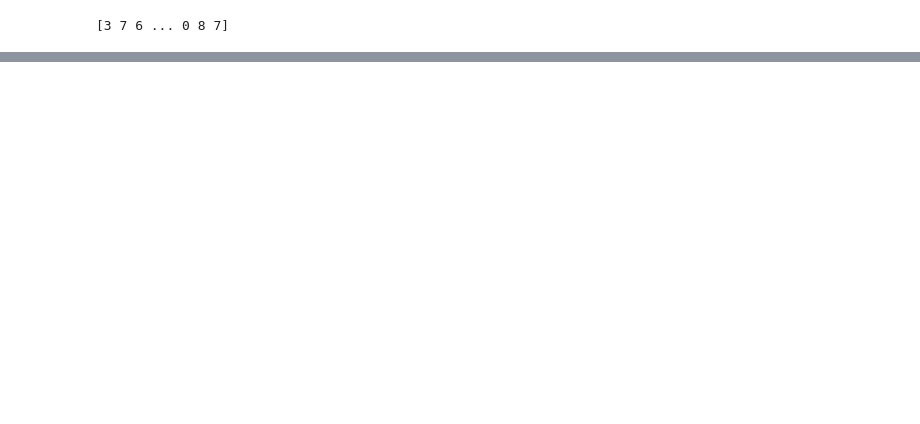
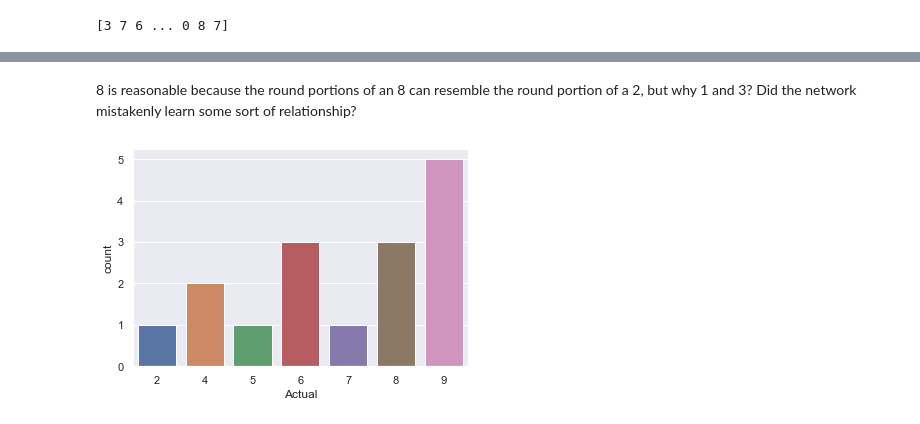
Before and after one commit to malikendsley/MOSTECMLProject-, a Jupyter notebook: MNIST Digit Recognition with Deep Learning - Malik Endsley and Daniel Park.ipynb, the cells around one changed output, grey strips where cells are left out. Cells and saved outputs as stored; diff of their text form; code cells hidden in the pictures; blank space fills up the shorter version.

```diff
--- a/MNIST Digit Recognition with Deep Learning - Malik Endsley and Daniel Park.ipynb
+++ b/MNIST Digit Recognition with Deep Learning - Malik Endsley and Daniel Park.ipynb
@@ -287,0 +342,7 @@ print(predictions)
+# %% [markdown]
+8 is reasonable because the round portions of an 8 can resemble the round portion of a 2, but why 1 and 3? Did the network mistakenly learn some sort of relationship?
+# %%
+inaccuracyOn0 = wrongDf[wrongDf["Guess"] == 0]
+inaccuracyAxOn0 = sns.countplot(x="Actual", data=inaccuracyOn0)
+# %% [output]
+[figure, added]
```
Also changed, not shown: parts of 24 cells of this notebook, 7 other files.
